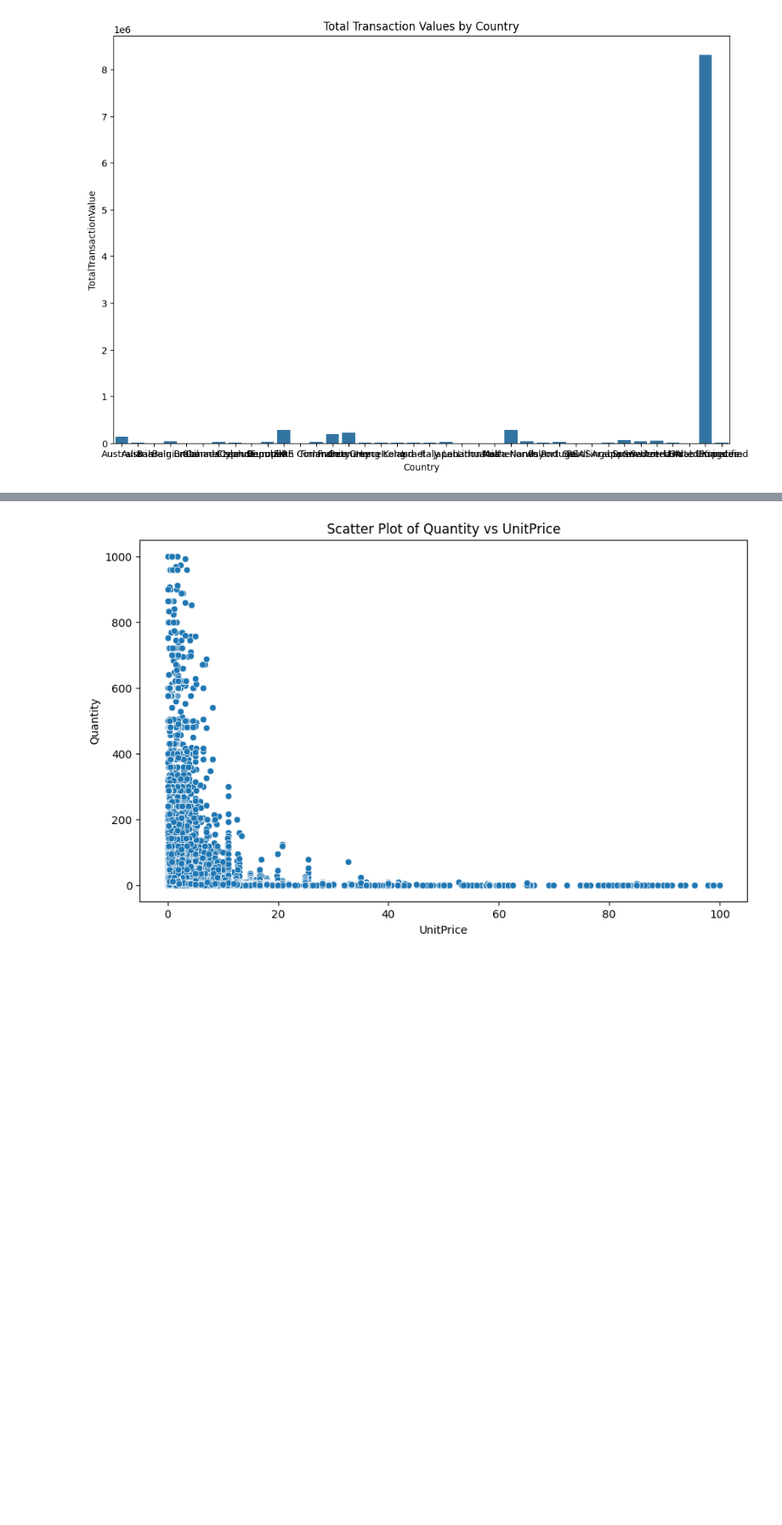
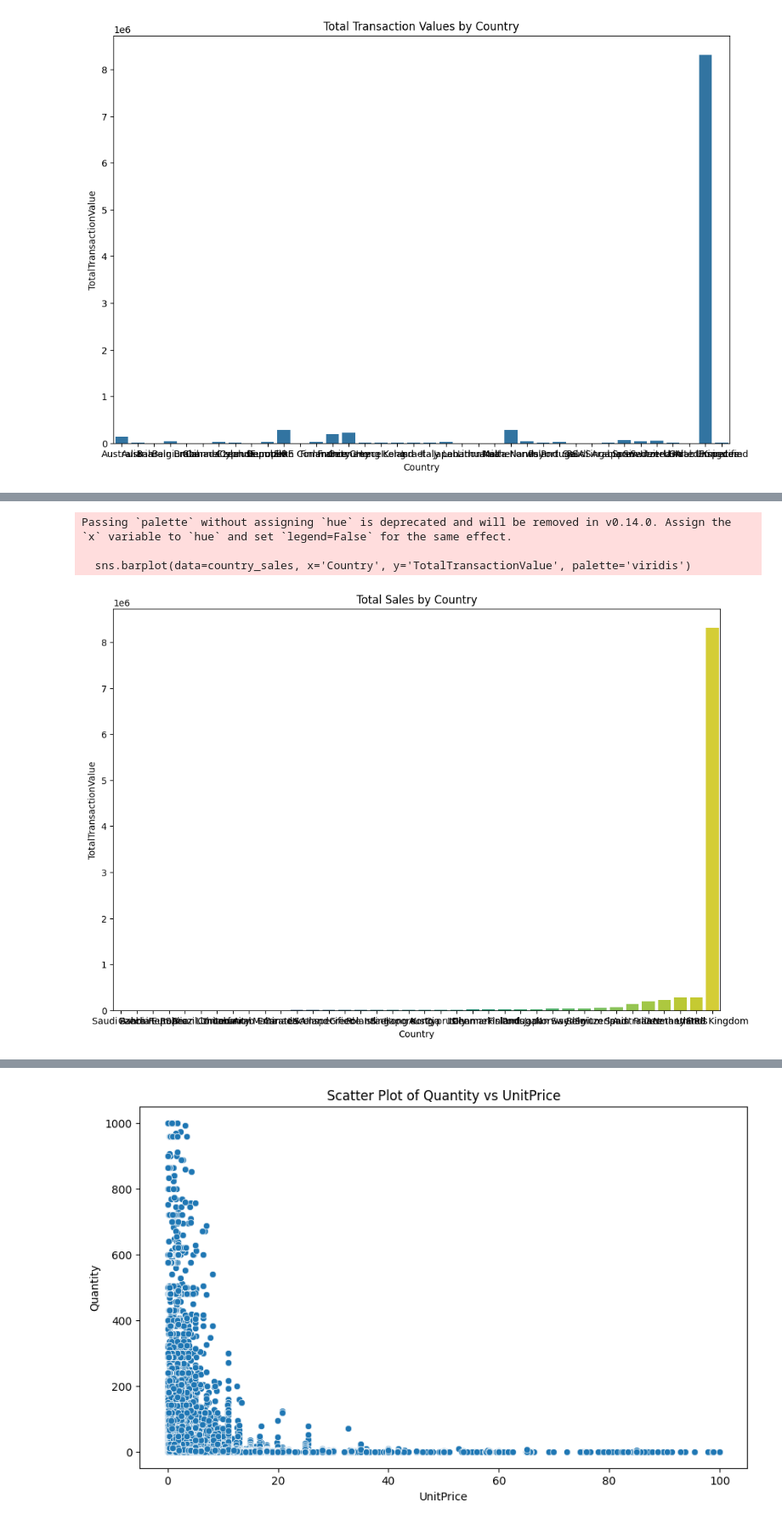
Before and after one commit to lehaanwar/OnlineRetailTransactionsDataset, a Jupyter notebook: jupyter_notebooks/Notebook_Template.ipynb, the cells around one changed output, grey strips where cells are left out. Shown at 85% size. Cells and saved outputs as stored; diff of their text form; code cells hidden in the pictures; blank space fills up the shorter version.

Commit message:
Edited Data visualisation

```diff
--- a/jupyter_notebooks/Notebook_Template.ipynb
+++ b/jupyter_notebooks/Notebook_Template.ipynb
@@ -550,3 +515,7 @@ plt.title('Total Transaction Values by Country')
 plt.show()
 # %% [output]
 [figure]
+# %%
+# calculate total sales by country
+country_sales = df_cleaned.groupby('Country')['TotalTransactionValue'].sum().reset_index()
+country_sales.head()
@@ -552,0 +529,4 @@ plt.show()
+# %%
+#sort country by total sales in descending order
+country_sales = country_sales.sort_values(by='TotalTransactionValue', ascending=False)
+country_sales.head()
@@ -552,0 +540,4 @@ plt.show()
+# %%
+#sort country sales in ascending order for better visualization
+country_sales = country_sales.sort_values(by='TotalTransactionValue', ascending=True)
+country_sales.head()
@@ -552,0 +551,11 @@ plt.show()
+# %%
+#bar chart of sales in descending order
+plt.figure(figsize=(12, 8))
+sns.barplot(data=country_sales, x='Country', y='TotalTransactionValue', palette='viridis')
+plt.title('Total Sales by Country')
+plt.show()
+# %% [output]
+Passing `palette` without assigning `hue` is deprecated and will be removed in v0.14.0. Assign the `x` variable to `hue` and set `legend=False` for the same effect.
+
+  sns.barplot(data=country_sales, x='Country', y='TotalTransactionValue', palette='viridis')
+[figure, added]
```
Also changed, not shown: parts of 44 cells of this notebook, 2 other files.
